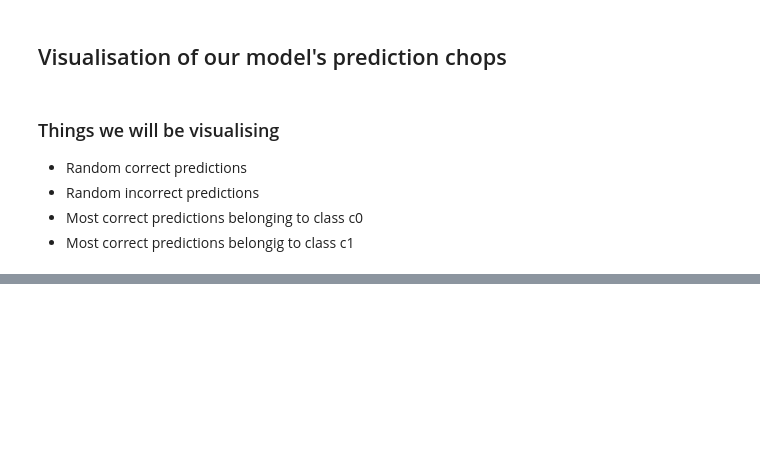
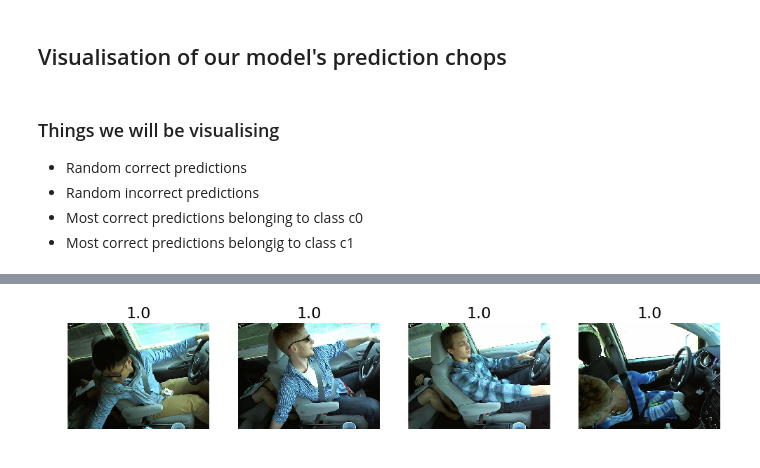
Before and after one commit to manibatra/fast.ai, a Jupyter notebook: lesson_2_statefarm.ipynb, the cells around one changed output, grey strips where cells are left out. Drawn from its saved outputs; the diff is of its cells as text; code cells hidden in the pictures; blank space fills up the shorter version.

```diff
--- a/lesson_2_statefarm.ipynb
+++ b/lesson_2_statefarm.ipynb
@@ -188,0 +225,8 @@ ________________________________________________________________________________
+# %%
+#most correctly predicted images
+correct = np.where(preds==val_classes)[0]
+probs_correct = probs[correct, val_classes[correct]]
+idx = np.argsort(probs_correct)[::-1][:4]
+plots_idx(correct[idx], probs_correct[idx])
+# %% [output]
+[figure, added]
```
Also changed, not shown: parts of 10 cells of this notebook.
